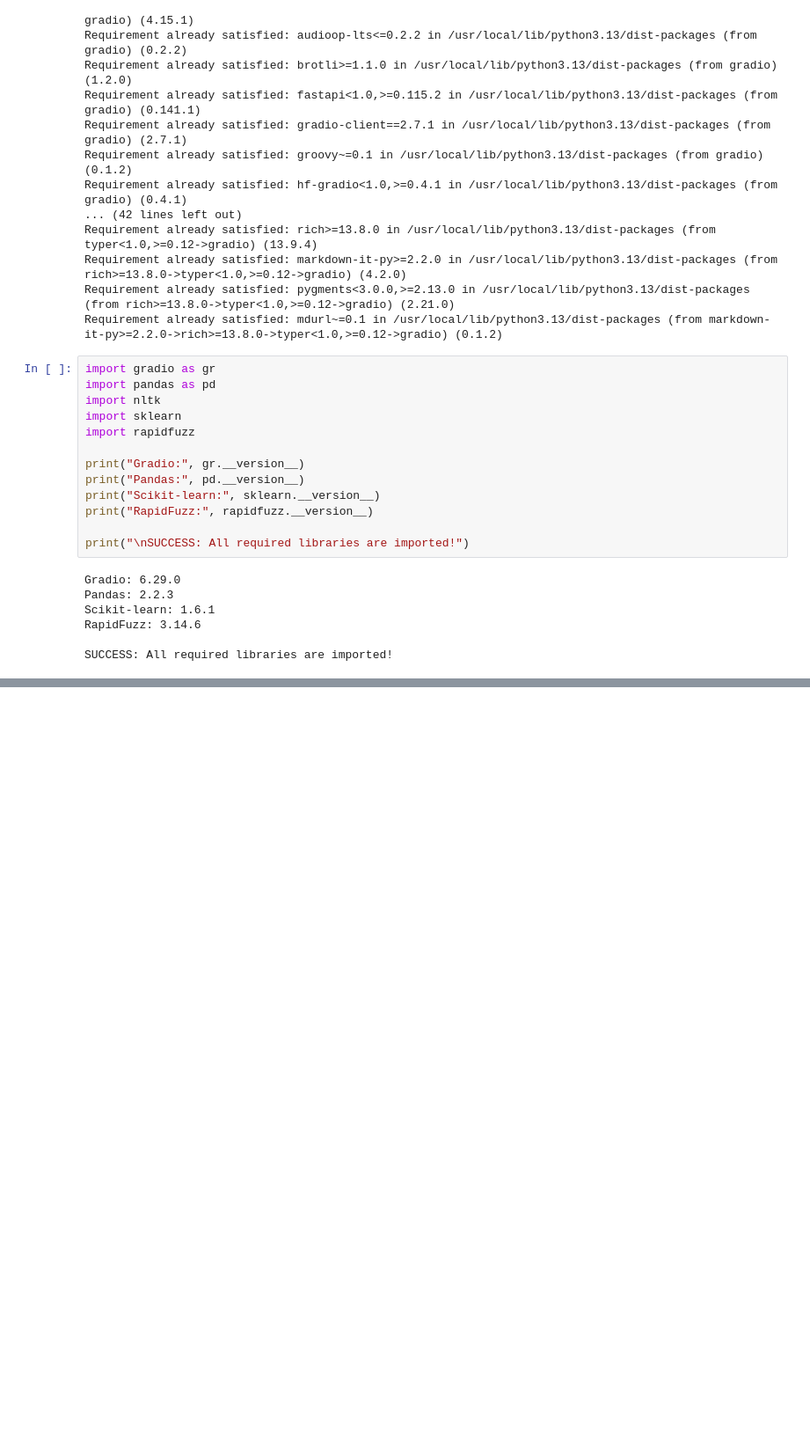
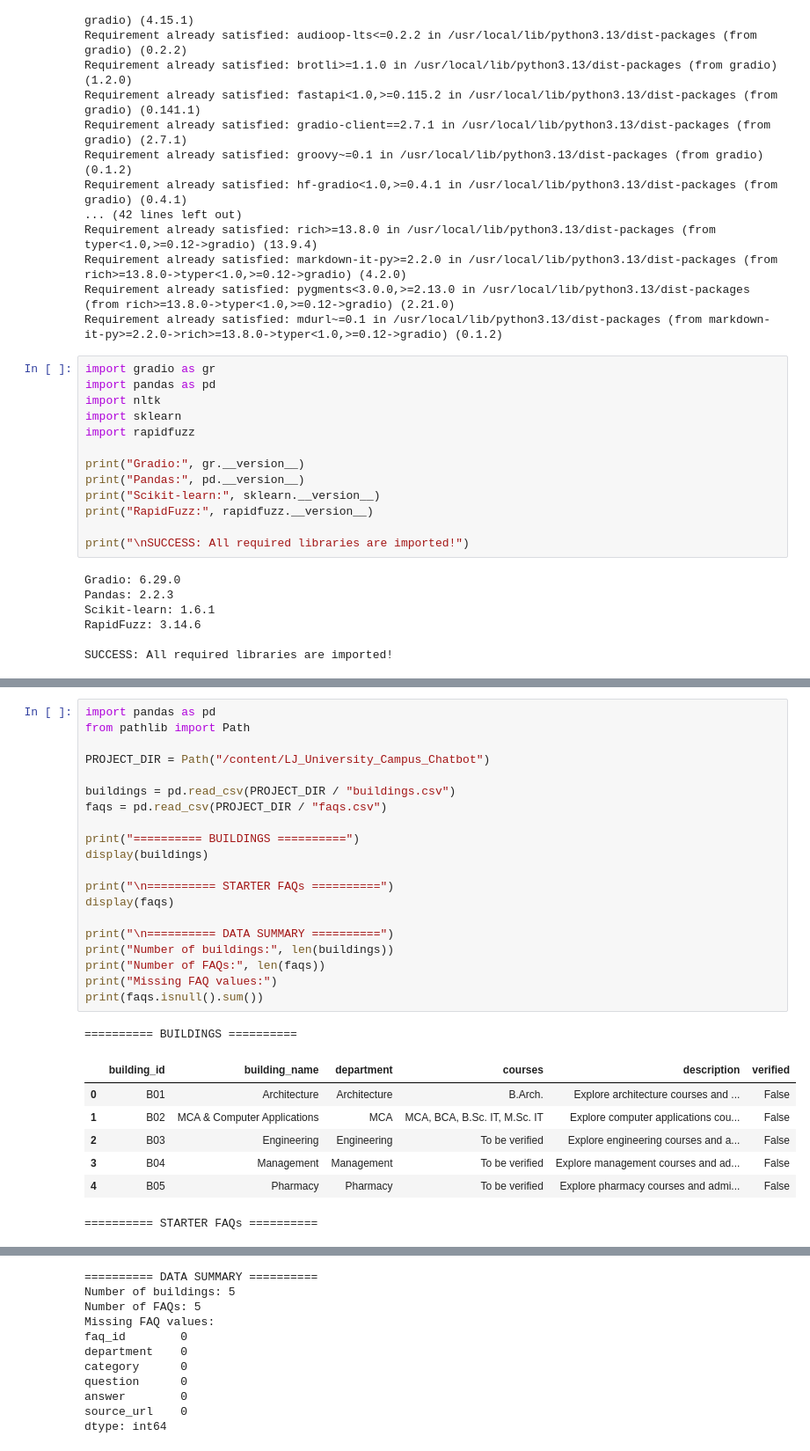
Before and after one commit to tanvishyani/LJ-University-Campus-Chatbot, a Jupyter notebook: LJ_University_Campus_Chatbot.ipynb, the cells around one changed output, grey strips where cells are left out. Shown at 88% size. Saved outputs shown, nothing was run; the diff lists cells and outputs as text; blank space fills up the shorter version.

```diff
--- a/LJ_University_Campus_Chatbot.ipynb
+++ b/LJ_University_Campus_Chatbot.ipynb
@@ -42,0 +214,29 @@ SUCCESS: All required libraries are imported!
+# %%
+import pandas as pd
+from pathlib import Path
+
+PROJECT_DIR = Path("/content/LJ_University_Campus_Chatbot")
+
+buildings = pd.read_csv(PROJECT_DIR / "buildings.csv")
+faqs = pd.read_csv(PROJECT_DIR / "faqs.csv")
+
+print("========== BUILDINGS ==========")
+display(buildings)
+
+print("\n========== STARTER FAQs ==========")
+display(faqs)
+
+print("\n========== DATA SUMMARY ==========")
+print("Number of buildings:", len(buildings))
+print("Number of FAQs:", len(faqs))
+print("Missing FAQ values:")
+print(faqs.isnull().sum())
+# %% [output]
+========== BUILDINGS ==========
+|  | building_id | building_name | department | courses | description | verified |
+| 0 | B01 | Architecture | Architecture | B.Arch. | Explore architecture courses and ... | False |
+| 1 | B02 | MCA & Computer Applications | MCA | MCA, BCA, B.Sc. IT, M.Sc. IT | Explore computer applications cou... | False |
+| 2 | B03 | Engineering | Engineering | To be verified | Explore engineering courses and a... | False |
+| 3 | B04 | Management | Management | To be verified | Explore management courses and ad... | False |
+| 4 | B05 | Pharmacy | Pharmacy | To be verified | Explore pharmacy courses and admi... | False |
+========== STARTER FAQs ==========
@@ -42,0 +249,11 @@ SUCCESS: All required libraries are imported!
+========== DATA SUMMARY ==========
+Number of buildings: 5
+Number of FAQs: 5
+Missing FAQ values:
+faq_id        0
+department    0
+category      0
+question      0
+answer        0
+source_url    0
+dtype: int64
```
Also changed, not shown: parts of 22 cells of this notebook.
